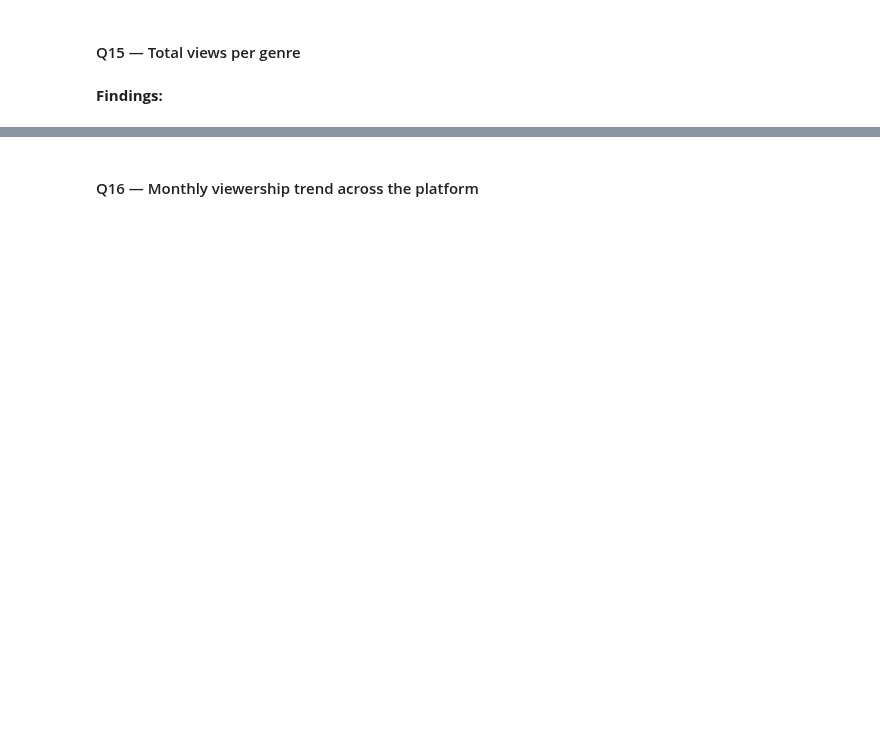
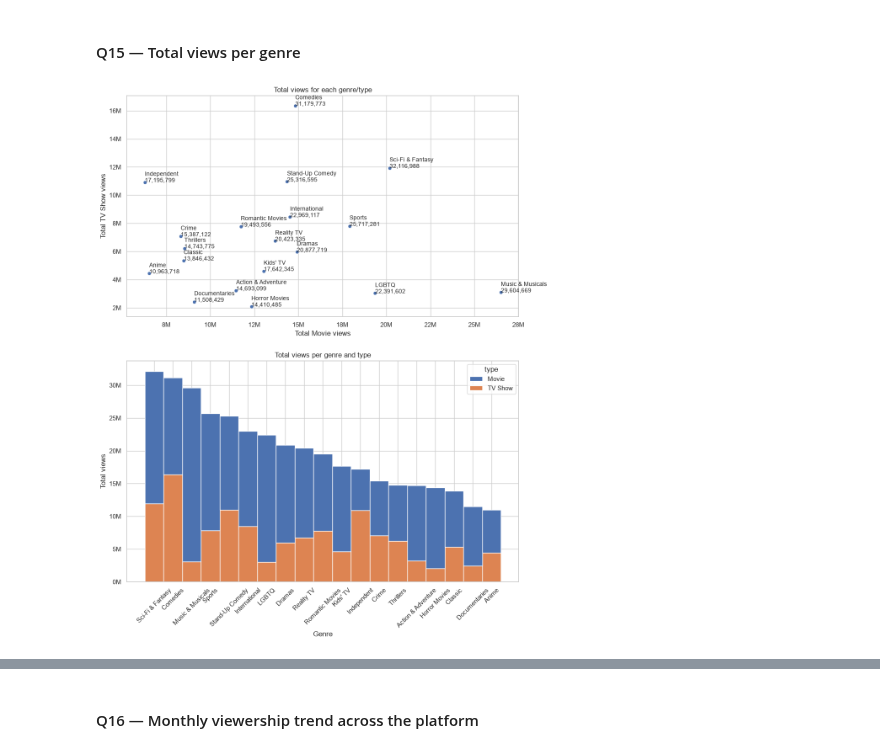
Before and after one commit to sysakm/movie_analytics_da_2026, a Jupyter notebook: starter_notebook.ipynb, the cells around one changed output, grey strips where cells are left out. Cells and saved outputs as stored; diff of their text form; code cells hidden in the pictures; blank space fills up the shorter version.

```diff
--- a/starter_notebook.ipynb
+++ b/starter_notebook.ipynb
@@ -1739,2 +1809,41 @@ plt.show()
-# %% [markdown]
-**Findings:**
+# %%
+# Your code here
+# one line -> one (title, genre) pair
+cur_df = viewership.groupby('title_id', as_index=False)['views'].sum()\
+    .merge(titles[['title_id', 'type']], on='title_id', how='left')\
+    .merge(genres[['title_id', 'genre']], on='title_id', how='left')
+cur_df = cur_df.groupby(['type', 'genre'], as_index=False)['views'].sum()
+wide_cur_df = cur_df.set_index(['type', 'genre'])['views'].unstack(level=0)
+total_cur_df = wide_cur_df.sum(axis=1).sort_values(ascending=False)
+
+fig, axes = plt.subplots(2, 1, figsize=(12, 15))
+
+sns.scatterplot(wide_cur_df, x='Movie', y='TV Show', ax=axes[0])
+for genre, row in wide_cur_df.iterrows():
+    axes[0].annotate(f'{genre}\n{total_cur_df.loc[genre]:,.0f}', (row['Movie'], row['TV Show']), fontsize=10)
+axes[0].set_xlabel('Total Movie views')
+axes[0].set_ylabel('Total TV Show views')
+axes[0].set_title('Total views for each genre/type')
+formatter = ticker.FuncFormatter(lambda x, _: f"{x * 1e-6:.0f}M")
+axes[0].xaxis.set_major_formatter(formatter)
+axes[0].yaxis.set_major_formatter(formatter)
+
+sns.histplot(
+    cur_df.sort_values('genre', key=lambda s: [-total_cur_df.loc[x] for x in s]),
+    x='genre', weights='views', hue='type', multiple='stack', alpha=1, ax=axes[1]
+)
+axes[1].tick_params(axis='x', labelrotation=45)
+axes[1].set_xlabel('Genre')
+axes[1].set_ylabel('Total views')
+axes[1].set_title('Total views per genre and type')
+axes[1].yaxis.set_major_formatter(formatter)
+
+plt.savefig(
+    f'{folder_path}/q15.png',
+    dpi=300,
+    bbox_inches='tight',
+    transparent=False
+)
+plt.show()
+# %% [output]
+[figure, added]
```
Also changed, not shown: parts of 39 cells of this notebook, 6 other files.
